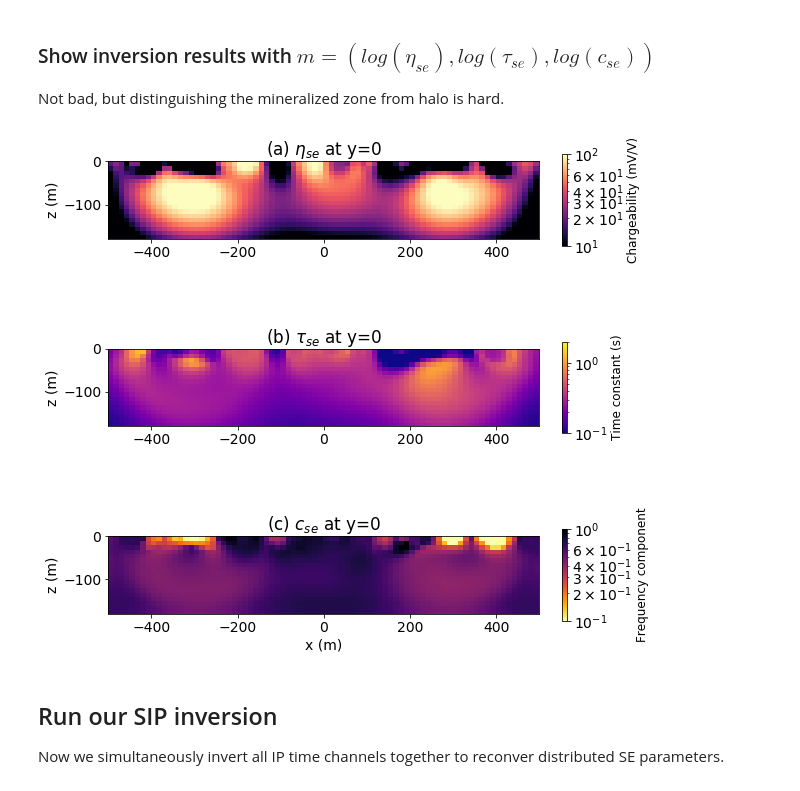
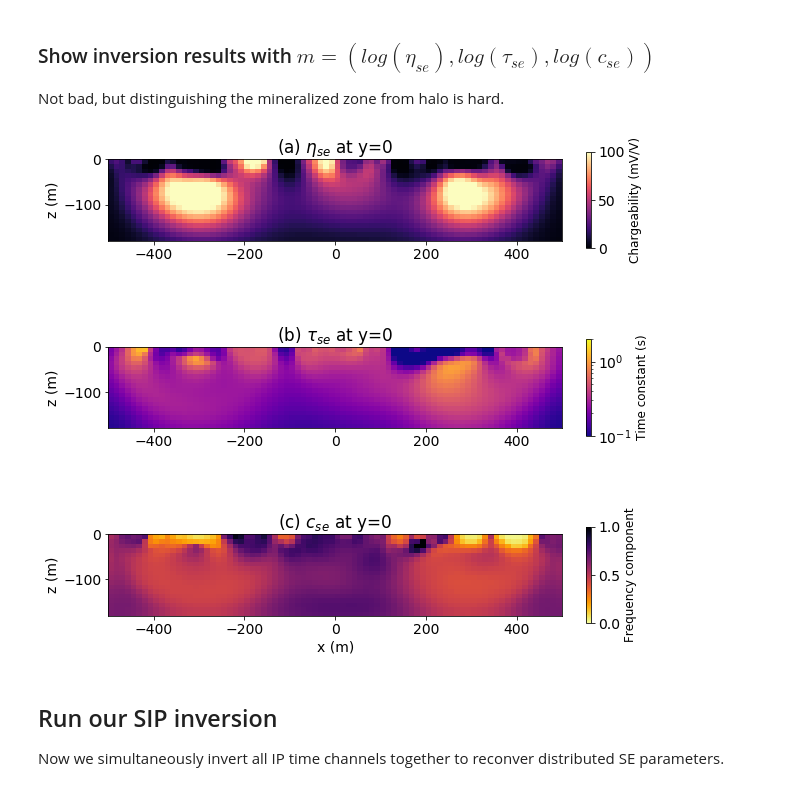
Before and after one commit to simpeg-research/kang-2018-spectral-inducedpolarization, a Jupyter notebook: notebooks/4-DC-SIP-inversion-2D.ipynb, the cells around one changed output. Saved outputs shown, nothing was run; the diff lists cells and outputs as text; code cells hidden in the pictures.

```diff
--- a/notebooks/4-DC-SIP-inversion-2D.ipynb
+++ b/notebooks/4-DC-SIP-inversion-2D.ipynb
@@ -438,16 +455,29 @@ titles = [
             '(b) $\\tilde{\eta}(t=1ms)$',
             '(c) $\\tilde{\eta}(t=4s)$',
 ]
-clims  = [(300, 5000.), (0.01*1000, 0.1*1000),(0.001*1000, 0.01*1000)]
+clims  = [(300, 5000.), (0, 100),(0, 10)]
 fig, axs = plt.subplots(3,1, figsize=(8*1.1, 7.5*1.1))
 for i, value in enumerate(props):
-    vmin, vmax = value.min(), value.max()
-    out = mesh_2d_core.plotImage(
-        value, grid=False, clim=clims[i], pcolorOpts={'cmap':cmaps[i], 'norm':matplotlib.colors.LogNorm()},
-        ax=axs[i]
-    )
-    axs[i].set_aspect("equal")
-    cb = plt.colorbar(out[0], fraction=0.01, ax=axs[i])
+    if i==0:
+        vmin, vmax = clims[i]
+        out = mesh_2d_core.plotImage(
+            np.log10(value), grid=False, pcolorOpts={'cmap':cmaps[i]},
+            ax=axs[i], clim=(np.log10(vmin), np.log10(vmax))
+        )
+        axs[i].set_aspect("equal")
+        cb = plt.colorbar(out[0], fraction=0.01, ax=axs[i])
+        ticks = np.log10(np.array([300, 1000, 5000]))
+        cb.set_ticks(ticks)
+        cb.set_ticklabels(['300', '1000', '5000'])
+
+    else:
+        vmin, vmax = value.min(), value.max()
+        out = mesh_2d_core.plotImage(
+            value, grid=False, clim=clims[i], pcolorOpts={'cmap':cmaps[i]},
+            ax=axs[i]
+        )
+        axs[i].set_aspect("equal")
+        cb = plt.colorbar(out[0], fraction=0.01, ax=axs[i])
     if i<3:
         axs[i].set_xlabel("")
     axs[i].set_title(titles[i]+" at y=0")
@@ -455,5 +485,5 @@ for i, value in enumerate(props):
     axs[i].set_ylabel("z (m)")
 axs[-1].set_xlabel("x (m)")
 
-# fig.savefig(fig_dir+"inversion_conventional_linear", dpi=200)
+fig.savefig(fig_dir+"inversion_conventional_linear", dpi=200)
 # %% [output]
@@ -808,40 +838,41 @@ matplotlib.rcParams['font.size'] = 14
 props = [eta_est_curvefit*1000, tau_est_curvefit, c_est_curvefit]
 cmaps = ['magma', 'plasma', 'inferno_r']
 labels = [
     "Chargeability (mV/V)",
     "Time constant (s)",
     "Frequency component"
 ]
 titles = [
             '(a) $\eta_{se}$',
             '(b) $\\tau_{se}$',
             '(c) $c_{se}$',
 ]
-clims  = [(0.01*1000, 0.1*1000), (0.1, 2.), (0.1, 1.)]
+clims  = [(0, 100), (0.1, 2.), (0, 1.)]
 fig, axs = plt.subplots(3,1, figsize=(8*1.1, 10*3/4*1.1))
 for i, value in enumerate(props):
     vmin, vmax = value.min(), value.max()
+    if i ==1:
+        scale = matplotlib.colors.LogNorm()
+    else:
+        scale = None
     out = mesh_2d_core.plotImage(
-        value, grid=False, clim=clims[i], pcolorOpts={'cmap':cmaps[i], 'norm':matplotlib.colors.LogNorm()},
+        value, grid=False, clim=clims[i], pcolorOpts={'cmap':cmaps[i], 'norm':scale},
         ax=axs[i]
     )
-#     axs[i].contourf(X,Z, Value, cmap=my_cmap, levels=[1e-3, 0.08])
-#     axs[i].contour(X,Z, Value, colors='k', levels=[1e-3, 0.08], linewidths=1)
     axs[i].set_aspect("equal")
     cb = plt.colorbar(out[0], fraction=0.01, ax=axs[i])
-#     cb.set_ticks([vmin, vmax])
     cb.set_ticklabels(clims[i])
     if i<3:
         axs[i].set_xlabel("")
     axs[i].set_title(titles[i]+" at y=0")
     cb.set_label(labels[i], fontsize = 12)
     axs[i].set_title(titles[i]+" at y=0")
     axs[i].set_ylabel("z (m)")
 axs[-1].set_xlabel("x (m)")
 plt.tight_layout()
-# fig.savefig(fig_dir+"inversion_conventional", dpi=200)
+fig.savefig(fig_dir+"inversion_conventional", dpi=200)
 # %% [output]
-[figure, old version]
+[figure, new version]
 # %% [markdown]
 ## Run our SIP inversion
 
```
Also changed, not shown: parts of 9 cells of this notebook, 14 other files.
